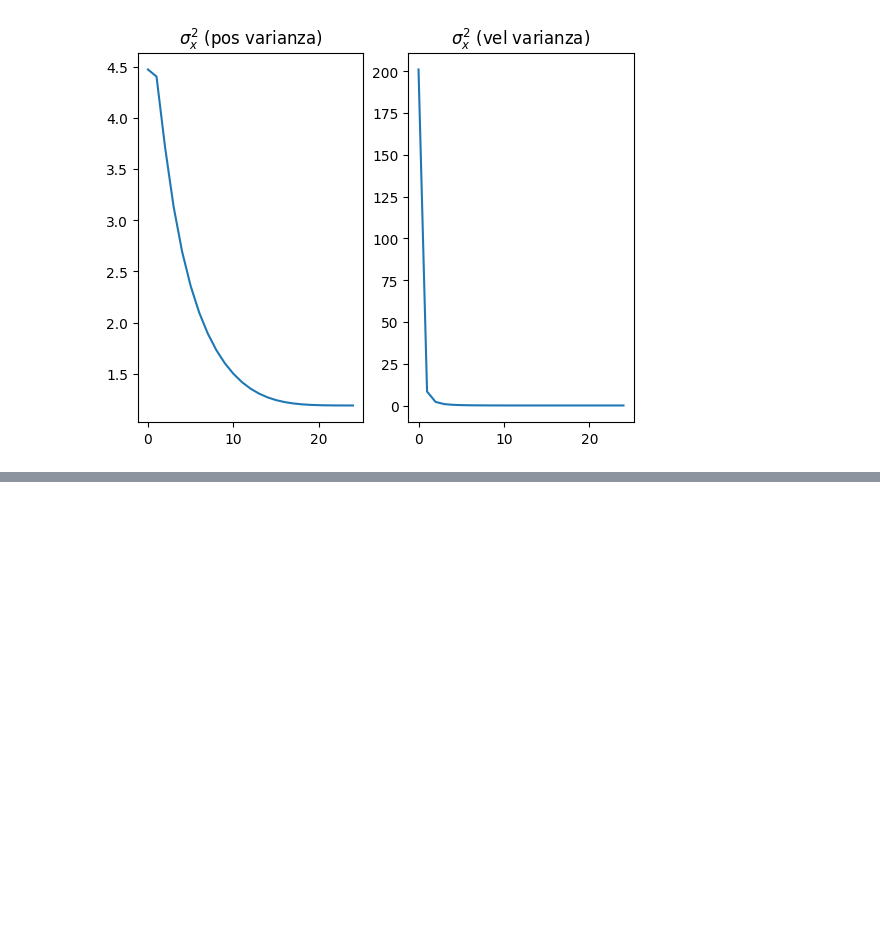
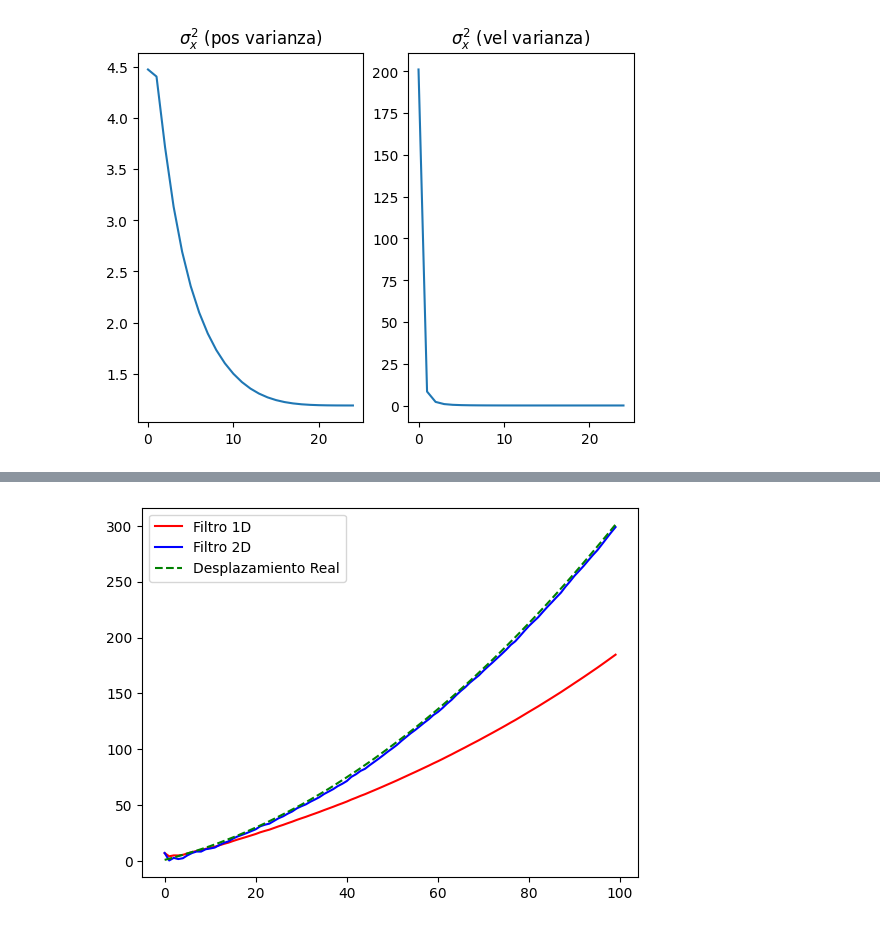
Before and after one commit to dequiroz/1MTR53_RobIA, a Jupyter notebook: Filtro_Kalman.ipynb, the cells around one changed output, grey strips where cells are left out. Drawn from its saved outputs; the diff is of its cells as text; code cells hidden in the pictures; blank space fills up the shorter version.

Commit message:
Se agregó comparativa de filtro 1D vs 2D con cambio en la velocidad

```diff
--- a/Filtro_Kalman.ipynb
+++ b/Filtro_Kalman.ipynb
@@ -904,0 +911,58 @@ plt.plot(cov[:,1,1])
+# %%
+varianza_proceso = 0.001
+varianza_sensor = 4.5
+x_uni = gaussian(0., 400)
+modelo_proceso = gaussian(1., varianza_proceso)
+velocidad = 1
+dt = 1 # cada cuanto tiempo se realiza una acción en segundos
+N = 100
+
+# Matrices de Filtro de Kalman
+x = np.array([[5.0, 5]]).T
+P = np.diag([400, 400])
+F = np.array([[1, dt],
+              [0,  1]])
+H = np.array([[1., 0.]])
+R = np.array([[varianza_sensor]])
+# Q Se considera como un ruido blanco discreto
+Q = np.array([[0.25*dt**4, 0.5*dt**3],
+              [0.5*dt**3,  dt**2]])*varianza_proceso
+
+# Simulacion de movimiento del robot
+robot = Robot_simulacion(0, velocidad*dt, varianza_sensor, varianza_proceso)
+
+# Variables para almacenar datos
+zs, xs1, actual, xs2 = [], [], [], []
+for _ in range(N):
+  robot.desplazamiento += 0.04
+  zs.append(robot.mover_y_sensar())
+  actual.append(robot.x)
+
+for z in zs:
+  # Aplicacion del filtro de Kalman Univariante
+  prior = predict(x_uni, modelo_proceso)
+  likelihood = gaussian(z, varianza_sensor)
+  x_uni = update(prior, likelihood)
+  xs1.append(x_uni.promedio)
+
+  # Aplicación de filtro de Kalman Multivariante
+  # Predecir
+  x = F @ x
+  P = F @ P @ F.T + Q
+  # Actualizar
+  S = H @ P @ H.T + R
+  K = P @ H.T @ inv(S)
+  y = z - H @ x
+  x += K @ y
+  P = P - K @ H @ P
+
+  xs2.append(x[0])
+
+#plot_kalman(zs, xs)
+plt.plot(xs1, color='red', label='Filtro 1D')
+plt.plot(xs2, color='blue', label='Filtro 2D')
+plt.plot(actual, ls='--', color='green', label='Desplazamiento Real')
+plt.legend()
+plt.show()
+# %% [output]
+[figure, added]
```
Also changed, not shown: parts of 3 cells of this notebook.
